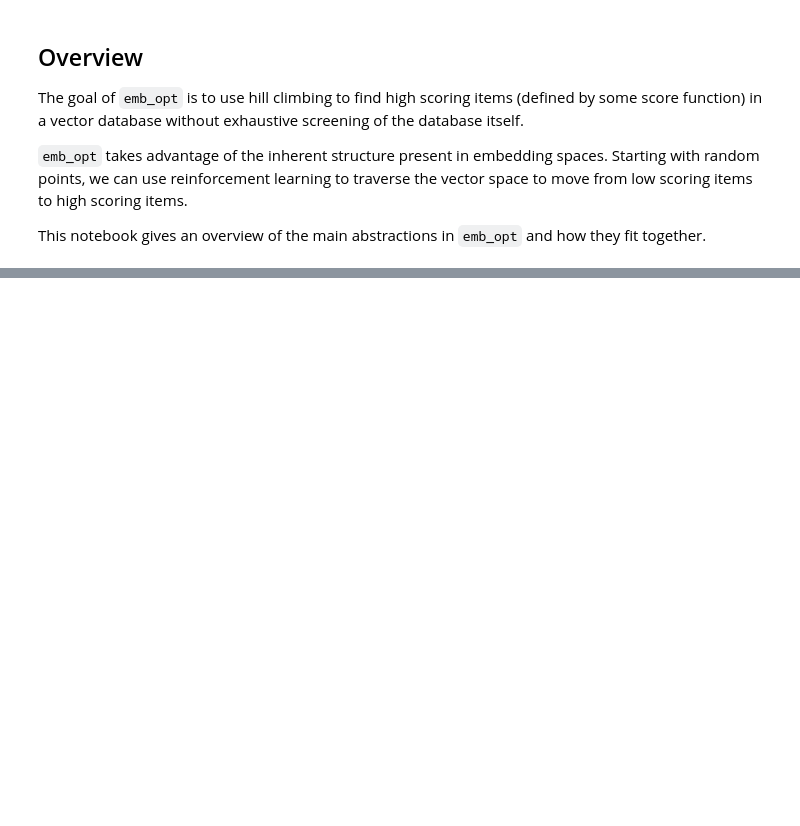
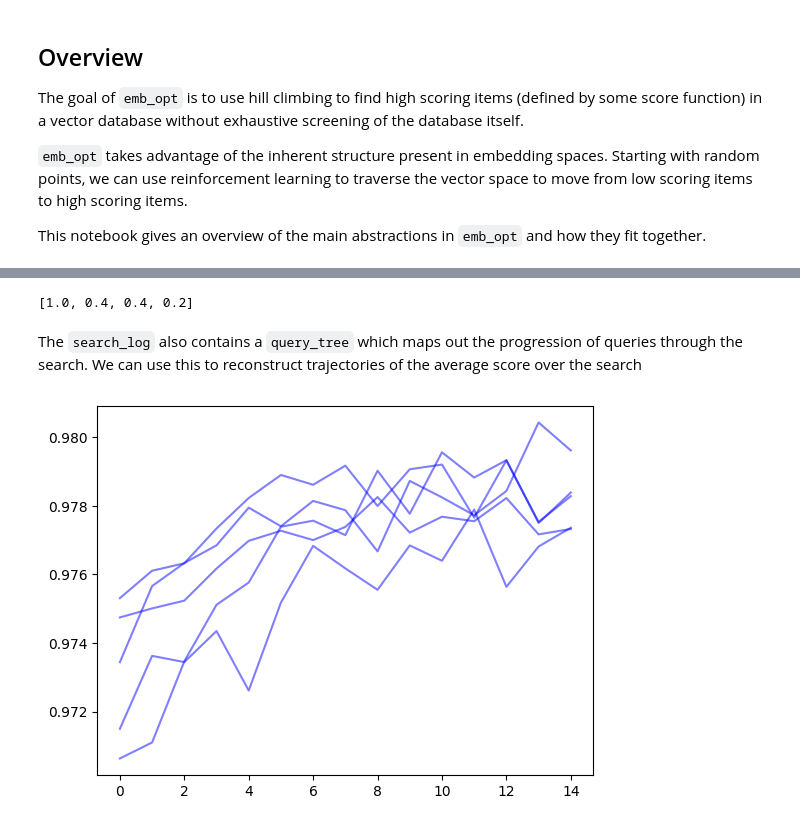
Before and after one commit to DarkMatterAI/emb_opt, a Jupyter notebook: nbs/tutorials/00_basic_example.ipynb, the cells around one changed output, grey strips where cells are left out. Saved outputs shown, nothing was run; the diff lists cells and outputs as text; code cells hidden in the pictures; blank space fills up the shorter version.

Commit message:
basic tutorial

```diff
--- a/nbs/tutorials/00_basic_example.ipynb
+++ b/nbs/tutorials/00_basic_example.ipynb
@@ -262,0 +197,2 @@ This tells us that we successfully recovered 50% of the top 50 scoring items in
+# %%
+update_plugin = RLUpdate(lrs=[.25], distance_penalty=0.)
@@ -262,0 +209,3 @@ This tells us that we successfully recovered 50% of the top 50 scoring items in
+# %%
+# the `None` keyword corresponds to a prune plugin, which is explained in another tutorial
+runner = Runner(data_plugin, filter_plugin, score_plugin, None, update_plugin)
@@ -262,0 +218,6 @@ This tells us that we successfully recovered 50% of the top 50 scoring items in
+# %%
+n_queries = 5
+np.random.seed(40)
+initial_queries = np.random.randn(n_queries, size)
+
+input_batch = build_batch_from_embeddings(initial_queries)
@@ -262,0 +228,2 @@ This tells us that we successfully recovered 50% of the top 50 scoring items in
+# %%
+output_batch, search_log = runner.search(input_batch, 15)
@@ -262,0 +268,27 @@ This tells us that we successfully recovered 50% of the top 50 scoring items in
+# %%
+k_vals = [1, 5, 10, 50]
+recovered_ids = set([i['id'] for i in results])
+metrics = []
+
+for k in k_vals:
+    gt_idxs = set(ground_truth[:k]['index'])
+    percent_recovered = len(gt_idxs.intersection(recovered_ids))/k
+    metrics.append(percent_recovered)
+
+metrics
+# %% [output]
+[1.0, 0.4, 0.4, 0.2]
+# %% [markdown]
+The `search_log` also contains a `query_tree` which maps out the progression of queries through the search. We can use this to reconstruct trajectories of the average score over the search
+# %%
+for final_node in search_log.query_tree.leaf_nodes():
+    max_scores = []
+
+    current = final_node
+    while current:
+        max_scores.append(current.mean_score)
+        current = current.parent
+
+    plt.plot(max_scores[::-1], color='b', alpha=0.5)
+# %% [output]
+[figure, added]
```
Also changed, not shown: parts of 64 cells of this notebook, 8 other files.
